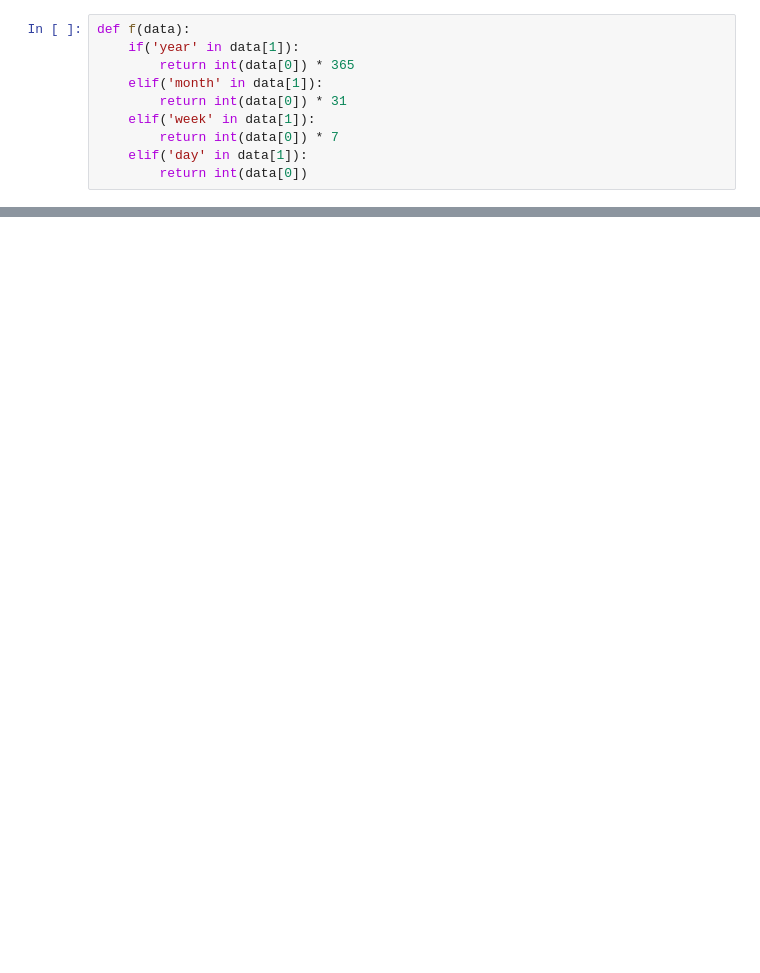
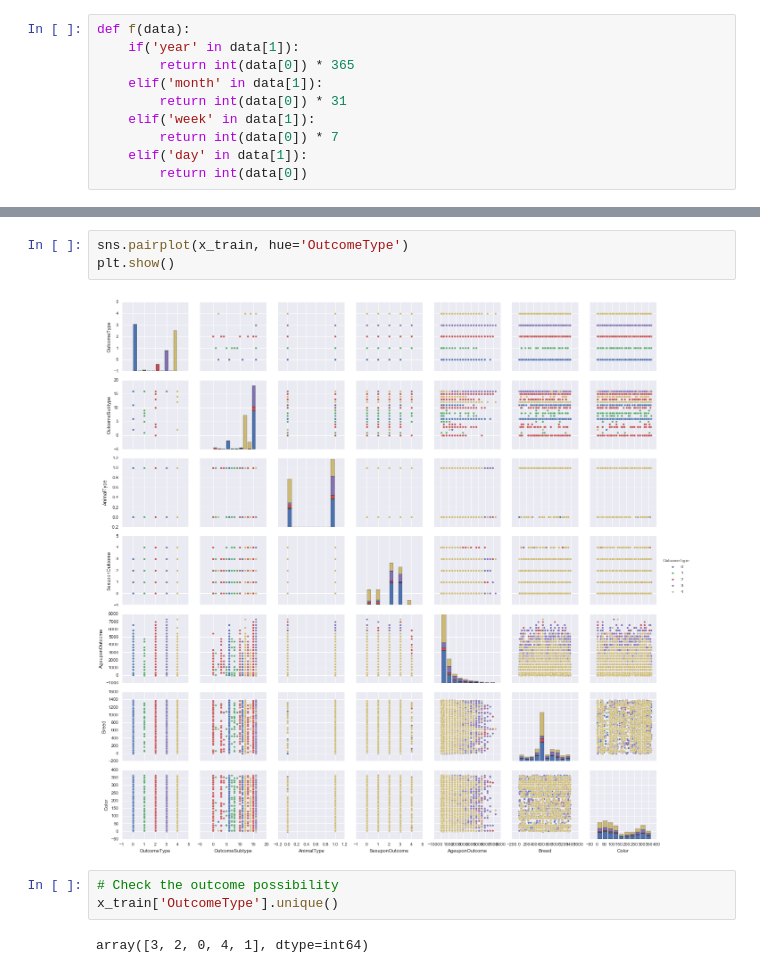
Before and after one commit to LeeSungGuk/shelter-animal-prediction, a Jupyter notebook: shelter animal project.ipynb, the cells around one changed output, grey strips where cells are left out. Cells and saved outputs as stored; diff of their text form; blank space fills up the shorter version.

```diff
--- a/shelter animal project.ipynb
+++ b/shelter animal project.ipynb
@@ -107,0 +164,10 @@ See the caveats in the documentation: http://pandas.pydata.org/pandas-docs/stabl
+# %%
+sns.pairplot(x_train, hue='OutcomeType')
+plt.show()
+# %% [output]
+[figure, added]
+# %%
+# Check the outcome possibility
+x_train['OutcomeType'].unique()
+# %% [output]
+array([3, 2, 0, 4, 1], dtype=int64)
```
Also changed, not shown: parts of 34 cells of this notebook.
